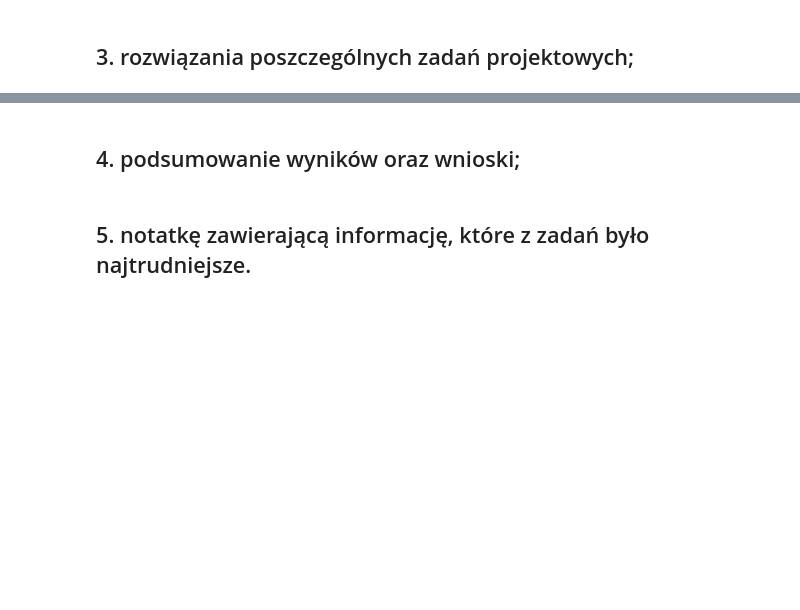
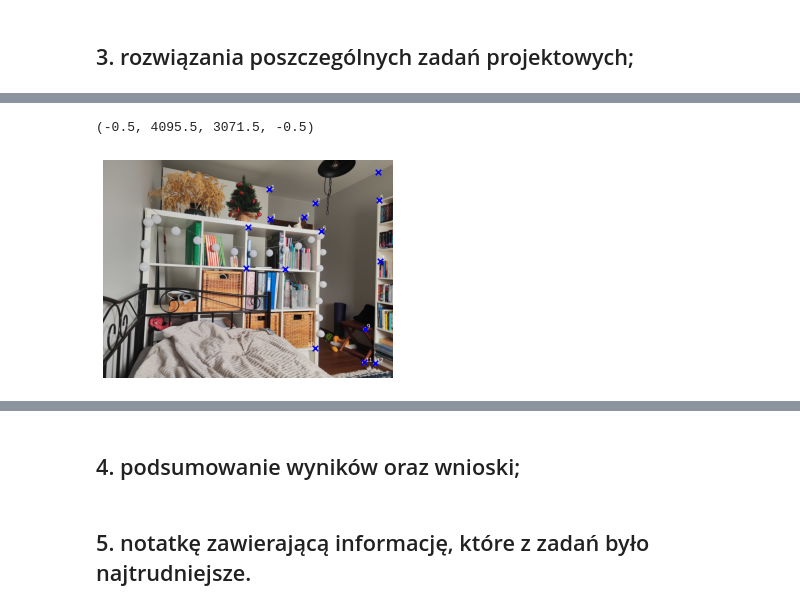
Before and after one commit to janczor/algebra_liniowa_projekt, a Jupyter notebook: projekt.ipynb, the cells around one changed output, grey strips where cells are left out. Saved outputs shown, nothing was run; the diff lists cells and outputs as text; code cells hidden in the pictures; blank space fills up the shorter version.

```diff
--- a/projekt.ipynb
+++ b/projekt.ipynb
@@ -57,0 +80,7 @@ proces:
+# %%
+plt.imshow(img_left)
+plt.scatter(img_left_coordinates[:,0], img_left_coordinates[:,1],marker="x", color="blue", s=30)
+plt.axis('off')
+# %% [output]
+(-0.5, 4095.5, 3071.5, -0.5)
+[figure, added]
```
Also changed, not shown: parts of 13 cells of this notebook.
